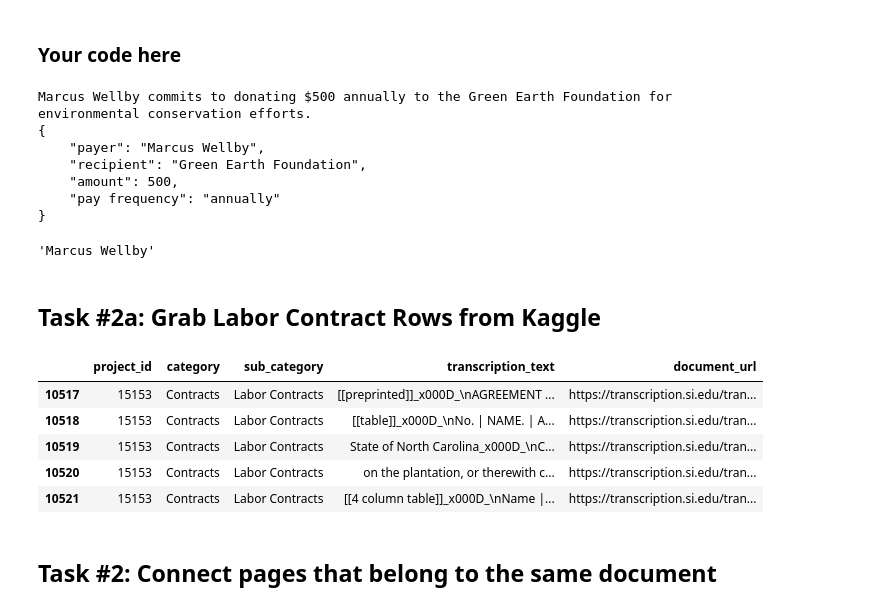
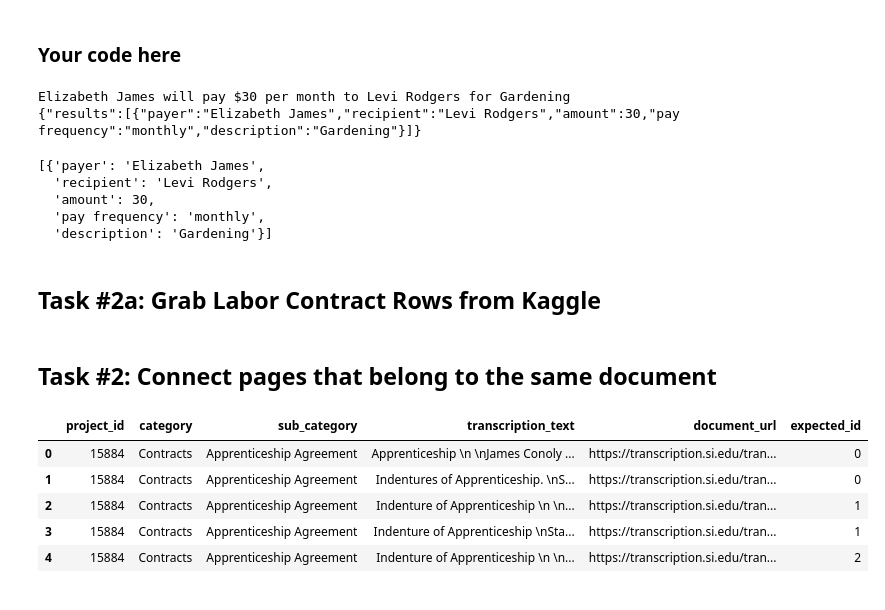
Before and after one commit to KeithGalli/historical-docs-analysis, a Jupyter notebook: analysis.ipynb, the cells around one changed output. Drawn from its saved outputs; the diff is of its cells as text; code cells hidden in the pictures.

Commit message:
Committing before I try union find functionality

```diff
--- a/analysis.ipynb
+++ b/analysis.ipynb
@@ -78,7 +85,7 @@ system_message = """
 # %%
 # chat = ChatOpenAI(model_name="gpt-4-1106-preview", response_format={"type":"json_object"})
-# chat = ChatOpenAI()
-chat = ChatOllama(model="llama2", format="json")
+chat = ChatOpenAI()
+# chat = ChatOllama(model="llama2", format="json")
 
 def get_output(input):
     messages = [SystemMessage(content=system_message), HumanMessage(content=inputs[0]), AIMessage(content=str(outputs[0])), HumanMessage(content=input)]
@@ -89,47 +96,55 @@ def parse_output(output):
     print(output)
     return json.loads(output)
 
-print(inputs[2])
+print(inputs[1])
 
-test = get_output(inputs[2])
+test = get_output(inputs[1])
 answer = parse_output(test)
 
-answer["payer"]
+answer["results"]
 # %% [output]
-Marcus Wellby commits to donating $500 annually to the Green Earth Foundation for environmental conservation efforts.
-{
-    "payer": "Marcus Wellby",
-    "recipient": "Green Earth Foundation",
-    "amount": 500,
-    "pay frequency": "annually"
-}
+Elizabeth James will pay $30 per month to Levi Rodgers for Gardening
+{"results":[{"payer":"Elizabeth James","recipient":"Levi Rodgers","amount":30,"pay frequency":"monthly","description":"Gardening"}]}
-'Marcus Wellby'
+[{'payer': 'Elizabeth James',
+  'recipient': 'Levi Rodgers',
+  'amount': 30,
+  'pay frequency': 'monthly',
+  'description': 'Gardening'}]
 # %% [markdown]
 ## Task #2a: Grab Labor Contract Rows from Kaggle
 # %%
 import pandas as pd
 
 df = pd.read_csv('./input/contract-records.csv')
-labor = df[df['sub_category']=='Labor Contracts']
-labor.head()
+df['transcription_text'] = df['transcription_text'].str.replace('_x000D_',' ')
 
-pd.set_option('display.max_colwidth', None)
-pd.set_option('display.max_columns', None)
-pd.set_option('display.max_rows', None)
+aa = df[df['sub_category'] == 'Apprenticeship Agreement']
+aa.head()
 
-# pd.reset_option('display.max_colwidth')
-# pd.reset_option('display.max_columns')
-# pd.reset_option('display.max_rows')
+aa.to_csv('./input/apprenticeship-agreements-test.csv', index=False)
+# apprenticeships = df[df['sub_category']=='Labor Contracts']
+# labor.head()
+
+# pd.set_option('display.max_colwidth', None)
+# pd.set_option('display.max_columns', None)
+# pd.set_option('display.max_rows', None)
+
+# # pd.reset_option('display.max_colwidth')
+# # pd.reset_option('display.max_columns')
+# # pd.reset_option('display.max_rows')
 
 
 
-labor.head()
+# labor.head()
-# %% [output]
-|  | project_id | category | sub_category | transcription_text | document_url |
-| 10517 | 15153 | Contracts | Labor Contracts | [[preprinted]]_x000D_\nAGREEMENT ... | https://transcription.si.edu/tran... |
-| 10518 | 15153 | Contracts | Labor Contracts | [[table]]_x000D_\nNo. | NAME. | A... | https://transcription.si.edu/tran... |
-| 10519 | 15153 | Contracts | Labor Contracts | State of North Carolina_x000D_\nC... | https://transcription.si.edu/tran... |
-| 10520 | 15153 | Contracts | Labor Contracts | on the plantation, or therewith c... | https://transcription.si.edu/tran... |
-| 10521 | 15153 | Contracts | Labor Contracts | [[4 column table]]_x000D_\nName |... | https://transcription.si.edu/tran... |
 # %% [markdown]
 ## Task #2: Connect pages that belong to the same document
+# %%
+aa = pd.read_csv('./input/apprenticeship-sample.csv')
+aa.head()
+# %% [output]
+|  | project_id | category | sub_category | transcription_text | document_url | expected_id |
+| 0 | 15884 | Contracts | Apprenticeship Agreement | Apprenticeship \n \nJames Conoly ... | https://transcription.si.edu/tran... | 0 |
+| 1 | 15884 | Contracts | Apprenticeship Agreement | Indentures of Apprenticeship. \nS... | https://transcription.si.edu/tran... | 0 |
+| 2 | 15884 | Contracts | Apprenticeship Agreement | Indenture of Apprenticeship \n \n... | https://transcription.si.edu/tran... | 1 |
+| 3 | 15884 | Contracts | Apprenticeship Agreement | Indenture of Apprenticeship \nSta... | https://transcription.si.edu/tran... | 1 |
+| 4 | 15884 | Contracts | Apprenticeship Agreement | Indenture of Apprenticeship \n \n... | https://transcription.si.edu/tran... | 2 |
```
Also changed, not shown: parts of 5 cells of this notebook.
